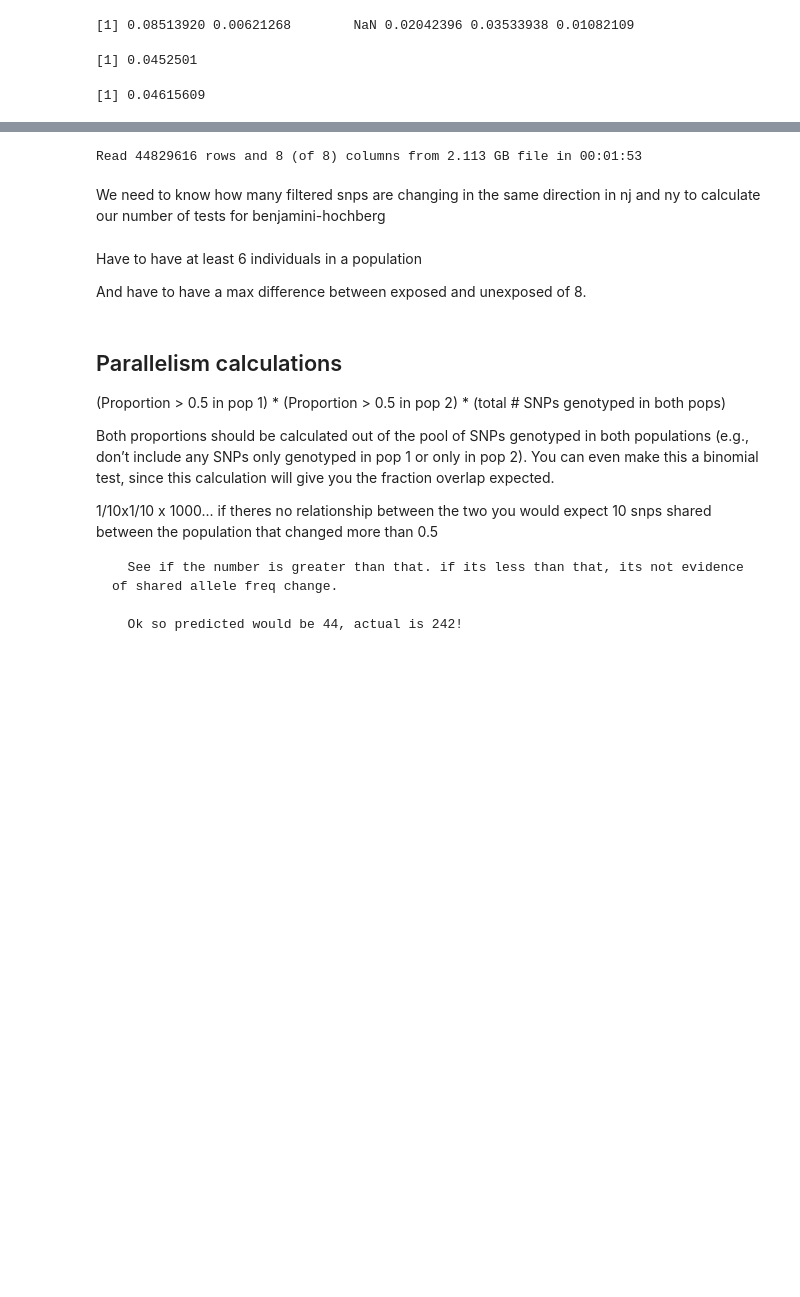
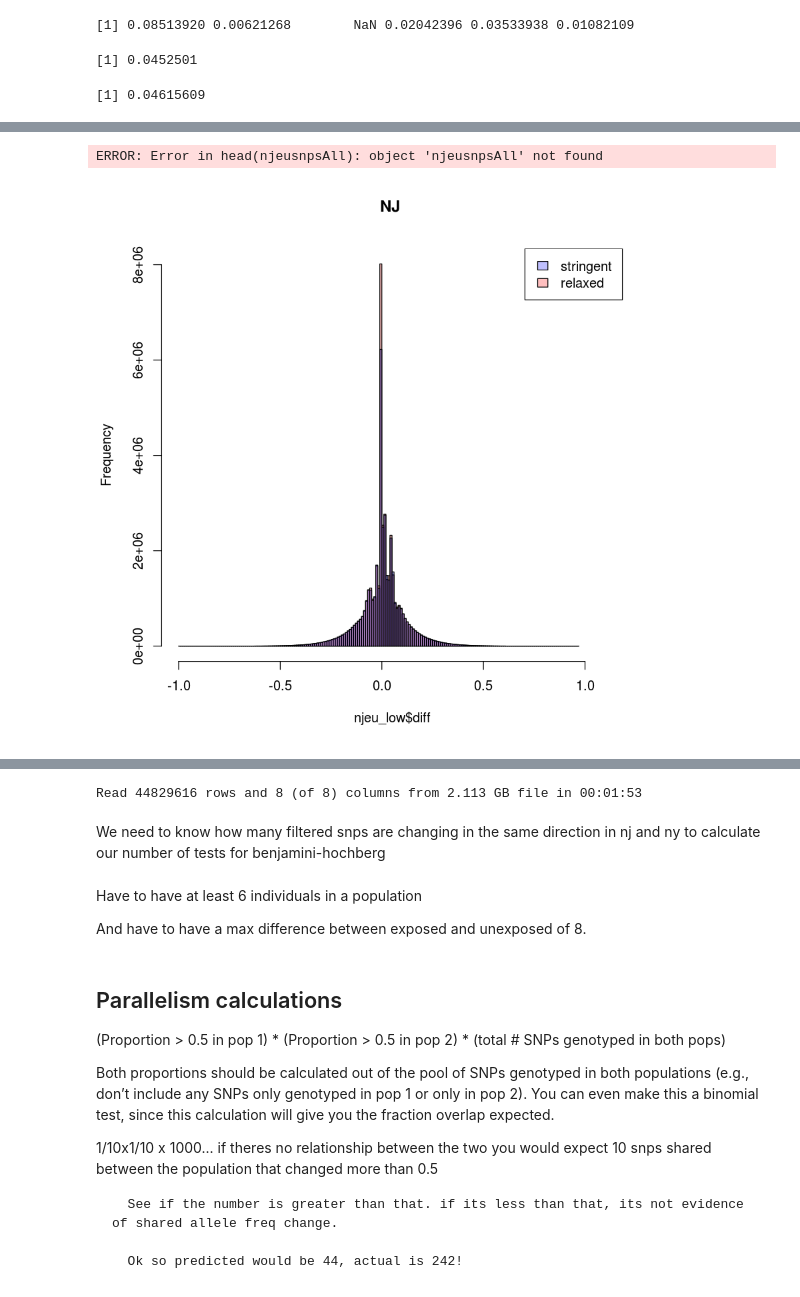
Before and after one commit to sagw/WNS_WGS, a Jupyter notebook: Notebooks/Angsd_all_SNP_graphs.ipynb, the cells around one changed output, grey strips where cells are left out. Cells and saved outputs as stored; diff of their text form; code cells hidden in the pictures; blank space fills up the shorter version.

```diff
--- a/Notebooks/Angsd_all_SNP_graphs.ipynb
+++ b/Notebooks/Angsd_all_SNP_graphs.ipynb
@@ -89,4 +105,4 @@ mean(nyF, na.rm=TRUE)
 # %%
-njeu$diff=njeu$Maf2_E-njeu$Maf2_U
-nyeu$diff=nyeu$Maf2_E-nyeu$Maf2_U
-vteu$diff=vteu$Maf2_E-vteu$Maf2_U
+njeu_low$diff=as.numeric(as.character(njeu_low$Maf2_E))-as.numeric(as.character(njeu_low$Maf2_U))
+nyeu_low$diff=as.numeric(as.character(nyeu_low$Maf2_E))-as.numeric(as.character(nyeu_low$Maf2_U))
+#vteu$diff=vteu$Maf2_E-vteu$Maf2_U
@@ -99,0 +136,13 @@ njnyvteu=merge(njnyeu, vteu, by=c("Scaffold", "Position"))
+# %%
+head(njeusnpsAll)
+# %% [output]
+ERROR: Error in head(njeusnpsAll): object 'njeusnpsAll' not found
+# %%
+a=hist(njeusnpsAll$diff, plot=F, breaks=200)
+s=hist(njeu_low$diff, plot=F, breaks=200)
+    plot( s, col=rgb(1,0,0,1/4), xlim=c(-1,1.1), main=c("NJ \n ") )
+    plot( a, col=rgb(0,0,1,1/4), add=T)
+
+legend("topright", c("stringent", "relaxed"), fill=c(col=rgb(0,0,1,1/4), col=rgb(1,0,0,1/4) ))
+# %% [output]
+[figure, added]
```
Also changed, not shown: parts of 53 cells of this notebook, 2 other files.
